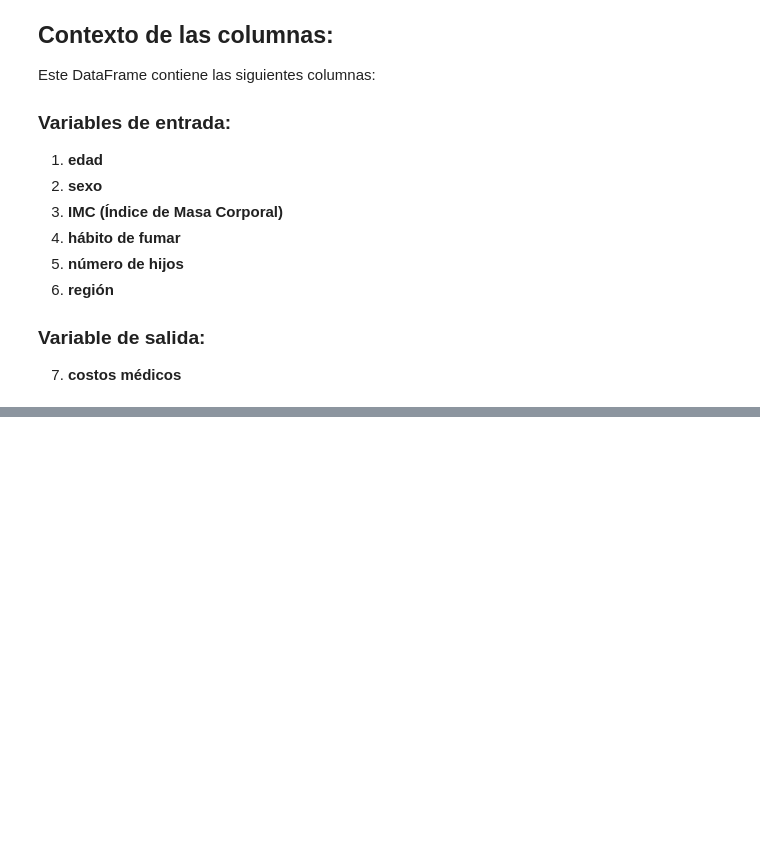
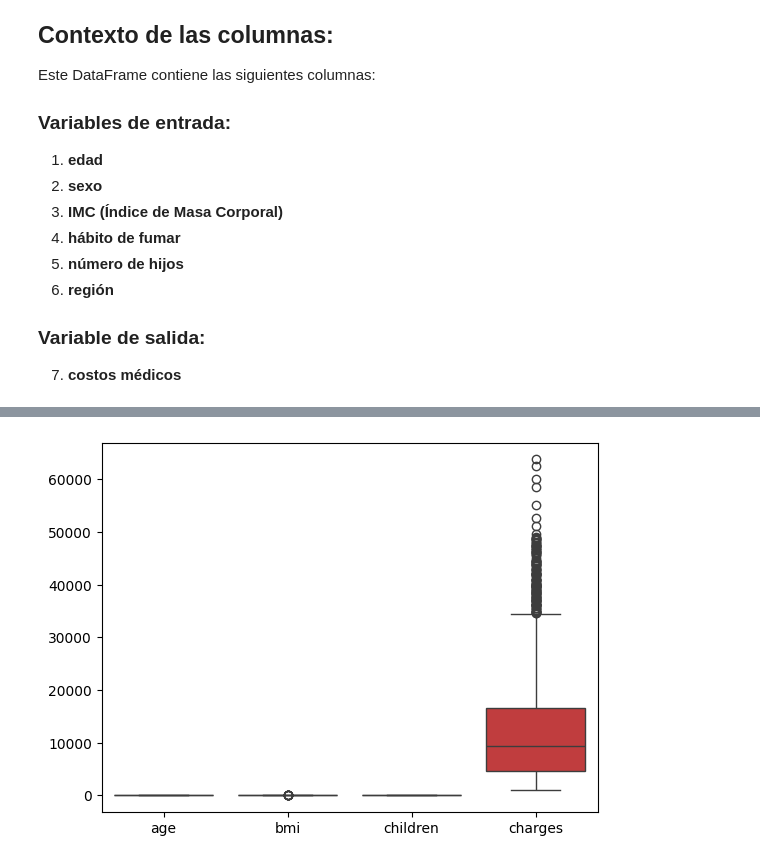
Before and after one commit to hadelmg/tareas_bootcamp_coding_dojo, a Jupyter notebook: mod_2_machine_learning/7_clasificacion_y_optimizacion_de_hiperp/7_clasificacion_y_optimizacion_de_hiperparametros.ipynb, the cells around one changed output, grey strips where cells are left out. Drawn from its saved outputs; the diff is of its cells as text; code cells hidden in the pictures; blank space fills up the shorter version.

Commit message:
Tarea Core - Clasificación y Optimización de Hiperparámetros

```diff
--- a/mod_2_machine_learning/7_clasificacion_y_optimizacion_de_hiperp/7_clasificacion_y_optimizacion_de_hiperparametros.ipynb
+++ b/mod_2_machine_learning/7_clasificacion_y_optimizacion_de_hiperp/7_clasificacion_y_optimizacion_de_hiperparametros.ipynb
@@ -65,0 +71,23 @@ Este DataFrame contiene las siguientes columnas:
+# %%
+# Importar las librerías necesarias
+import pandas as pd
+import numpy as np
+import seaborn as sns
+import matplotlib.pyplot as plt
+from utils import calculate_null, val_cat_unicos, val_num_unicos
+from sklearn.model_selection import train_test_split, cross_val_score, GridSearchCV, RandomizedSearchCV
+from sklearn.linear_model import LinearRegression
+from sklearn.neighbors import KNeighborsRegressor
+from sklearn.tree import DecisionTreeRegressor
+from sklearn.preprocessing import StandardScaler, OneHotEncoder
+from sklearn.compose import ColumnTransformer
+from sklearn.pipeline import Pipeline
+from sklearn.metrics import mean_squared_error, r2_score
+from sklearn.impute import SimpleImputer
+
+# Cargar el dataset
+df = pd.read_csv(
+    r'C:\\Users\\GIGABYTE\\Documents\\tareas_bootcamp_coding_dojo\\Proyecto_2\\data\\insurance.csv',
+    encoding='latin1'
+)
+df.head().T  # Primeras 5 filas
@@ -65,0 +169,11 @@ Este DataFrame contiene las siguientes columnas:
+# %%
+# Verificación de outliers visualmente (boxplot)
+sns.boxplot(data=df)
+plt.show()
+
+# Manejo de valores faltantes
+# Usamos SimpleImputer para imputar valores faltantes
+imputer = SimpleImputer(strategy="mean")  # Para columnas numéricas
+df['bmi'] = imputer.fit_transform(df[['bmi']])
+# %% [output]
+[figure, added]
```
Also changed, not shown: parts of 14 cells of this notebook.
